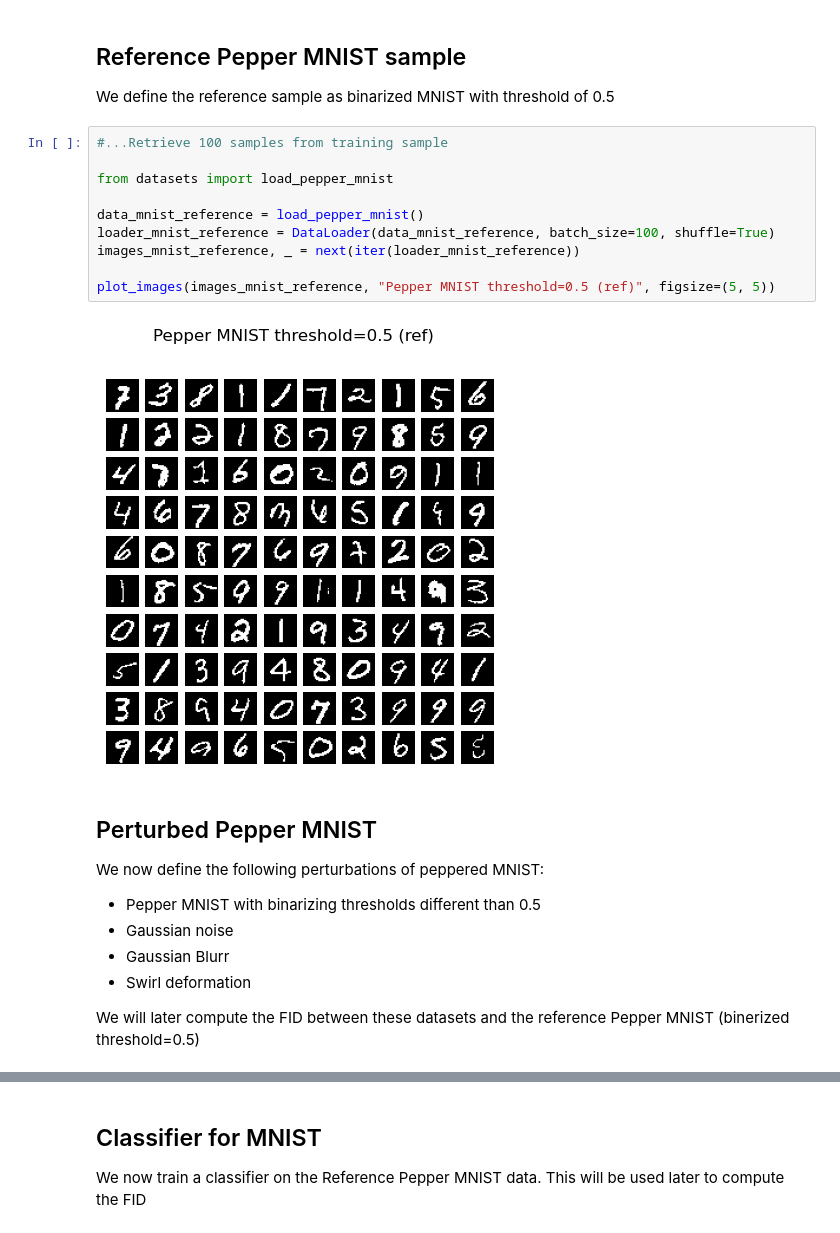
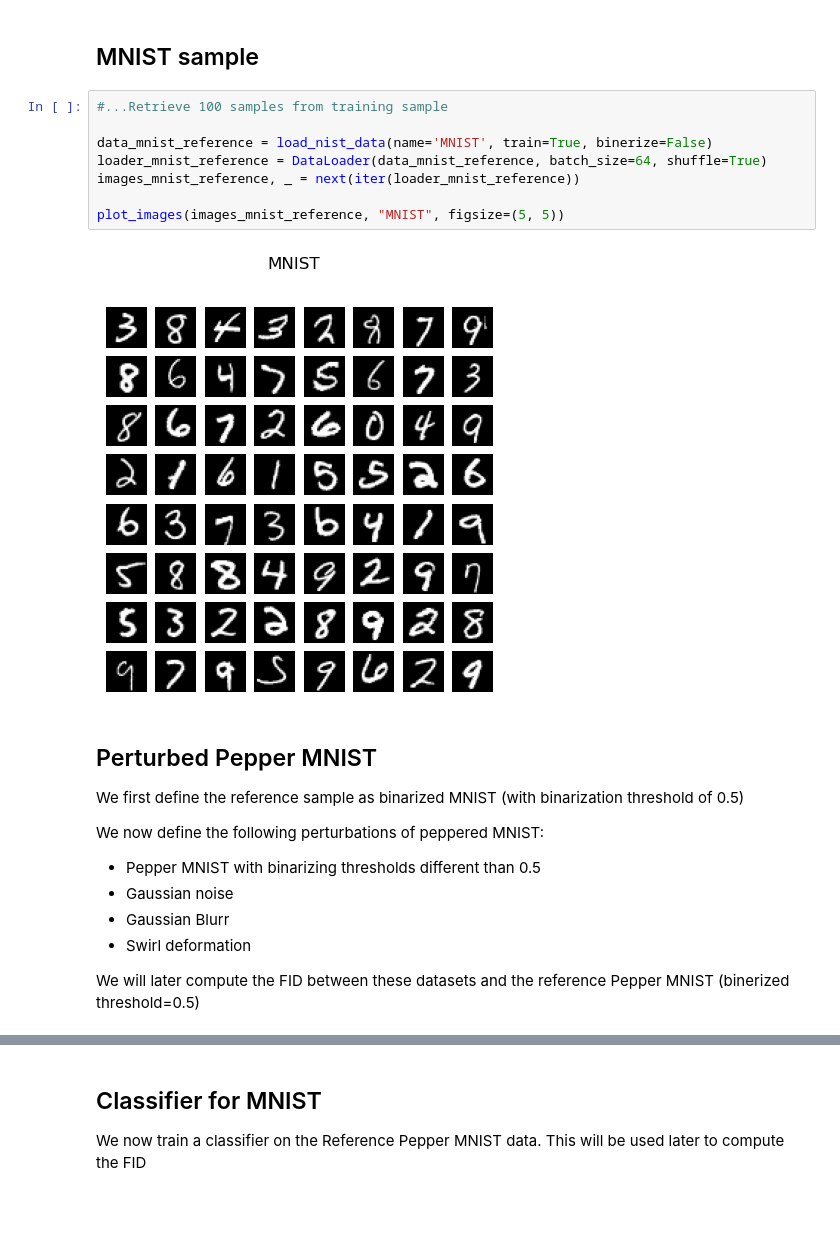
Before and after one commit to dfaroughy/FID-MNIST, a Jupyter notebook: FID_MNIST.ipynb, the cells around one changed output, grey strips where cells are left out. Cells and saved outputs as stored; diff of their text form; blank space fills up the shorter version.

```diff
--- a/FID_MNIST.ipynb
+++ b/FID_MNIST.ipynb
@@ -126,21 +6,19 @@ torch.Size([1, 28, 28])
-# %% [markdown]
-## Reference Pepper MNIST sample
-
-We define the reference sample as binarized MNIST with threshold of 0.5
+# %% [markdown]
+## MNIST sample
 # %%
 #...Retrieve 100 samples from training sample
 
-from datasets import load_pepper_mnist
-
-data_mnist_reference = load_pepper_mnist()
-loader_mnist_reference = DataLoader(data_mnist_reference, batch_size=100, shuffle=True)
+data_mnist_reference = load_nist_data(name='MNIST', train=True, binerize=False)
+loader_mnist_reference = DataLoader(data_mnist_reference, batch_size=64, shuffle=True)
 images_mnist_reference, _ = next(iter(loader_mnist_reference))
 
-plot_images(images_mnist_reference, "Pepper MNIST threshold=0.5 (ref)", figsize=(5, 5))
+plot_images(images_mnist_reference, "MNIST", figsize=(5, 5))
 # %% [output]
-[figure, old version]
+[figure, new version]
 # %% [markdown]
 ## Perturbed Pepper MNIST
+
+We first define the reference sample as binarized MNIST (with binarization threshold of 0.5)
 
 We now define the following perturbations of peppered MNIST:
 - Pepper MNIST with binarizing thresholds different than 0.5
```
Also changed, not shown: parts of 33 cells of this notebook, 6 other files.
